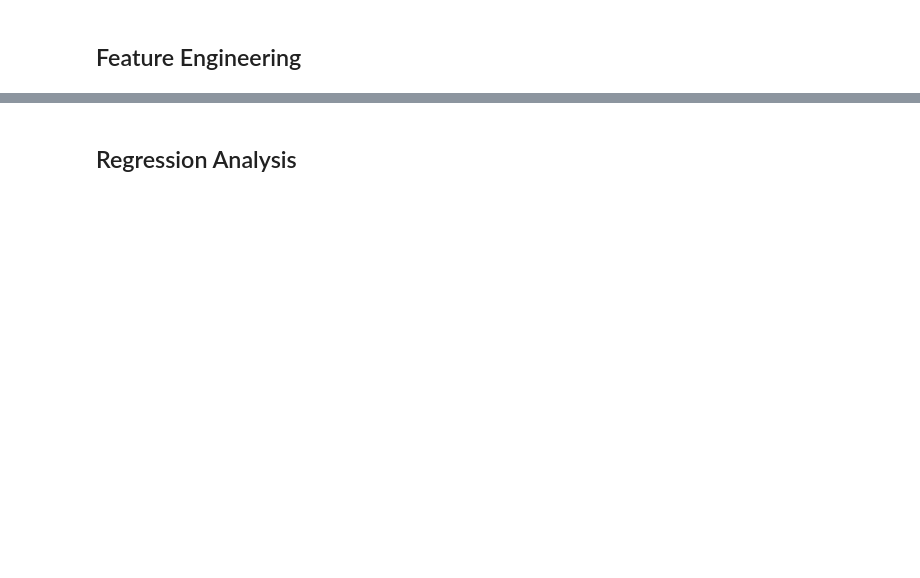
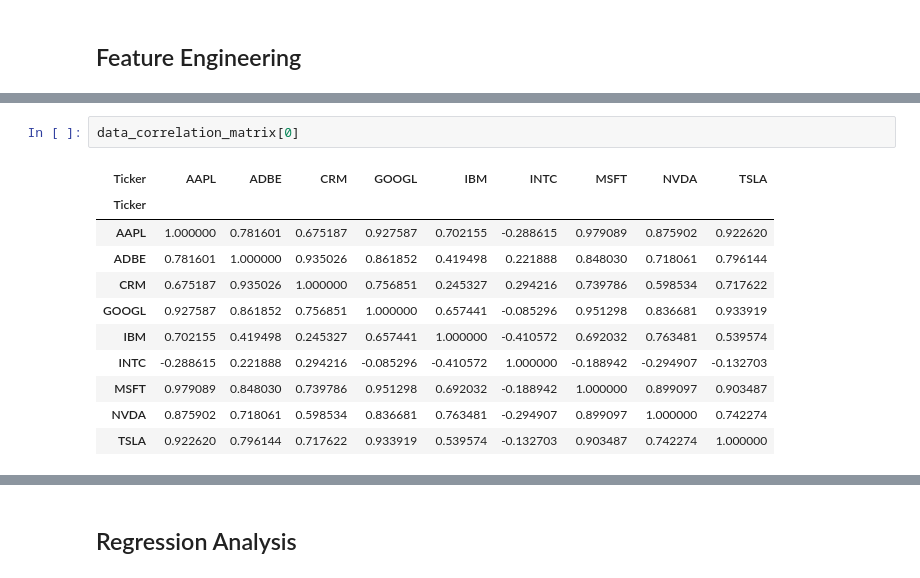
Before and after one commit to AayushKhandekar/Portfolio-Optimization, a Jupyter notebook: Main.ipynb, the cells around one changed output, grey strips where cells are left out. Drawn from its saved outputs; the diff is of its cells as text; blank space fills up the shorter version.

```diff
--- a/Main.ipynb
+++ b/Main.ipynb
@@ -266,0 +240,14 @@ correlation_matrix
+# %%
+data_correlation_matrix[0]
+# %% [output]
+| Ticker | AAPL | ADBE | CRM | GOOGL | IBM | INTC | MSFT | NVDA | TSLA |
+| Ticker |  |  |  |  |  |  |  |  |  |
+| AAPL | 1.000000 | 0.781601 | 0.675187 | 0.927587 | 0.702155 | -0.288615 | 0.979089 | 0.875902 | 0.922620 |
+| ADBE | 0.781601 | 1.000000 | 0.935026 | 0.861852 | 0.419498 | 0.221888 | 0.848030 | 0.718061 | 0.796144 |
+| CRM | 0.675187 | 0.935026 | 1.000000 | 0.756851 | 0.245327 | 0.294216 | 0.739786 | 0.598534 | 0.717622 |
+| GOOGL | 0.927587 | 0.861852 | 0.756851 | 1.000000 | 0.657441 | -0.085296 | 0.951298 | 0.836681 | 0.933919 |
+| IBM | 0.702155 | 0.419498 | 0.245327 | 0.657441 | 1.000000 | -0.410572 | 0.692032 | 0.763481 | 0.539574 |
+| INTC | -0.288615 | 0.221888 | 0.294216 | -0.085296 | -0.410572 | 1.000000 | -0.188942 | -0.294907 | -0.132703 |
+| MSFT | 0.979089 | 0.848030 | 0.739786 | 0.951298 | 0.692032 | -0.188942 | 1.000000 | 0.899097 | 0.903487 |
+| NVDA | 0.875902 | 0.718061 | 0.598534 | 0.836681 | 0.763481 | -0.294907 | 0.899097 | 1.000000 | 0.742274 |
+| TSLA | 0.922620 | 0.796144 | 0.717622 | 0.933919 | 0.539574 | -0.132703 | 0.903487 | 0.742274 | 1.000000 |
```
Also changed, not shown: parts of 30 cells of this notebook.
